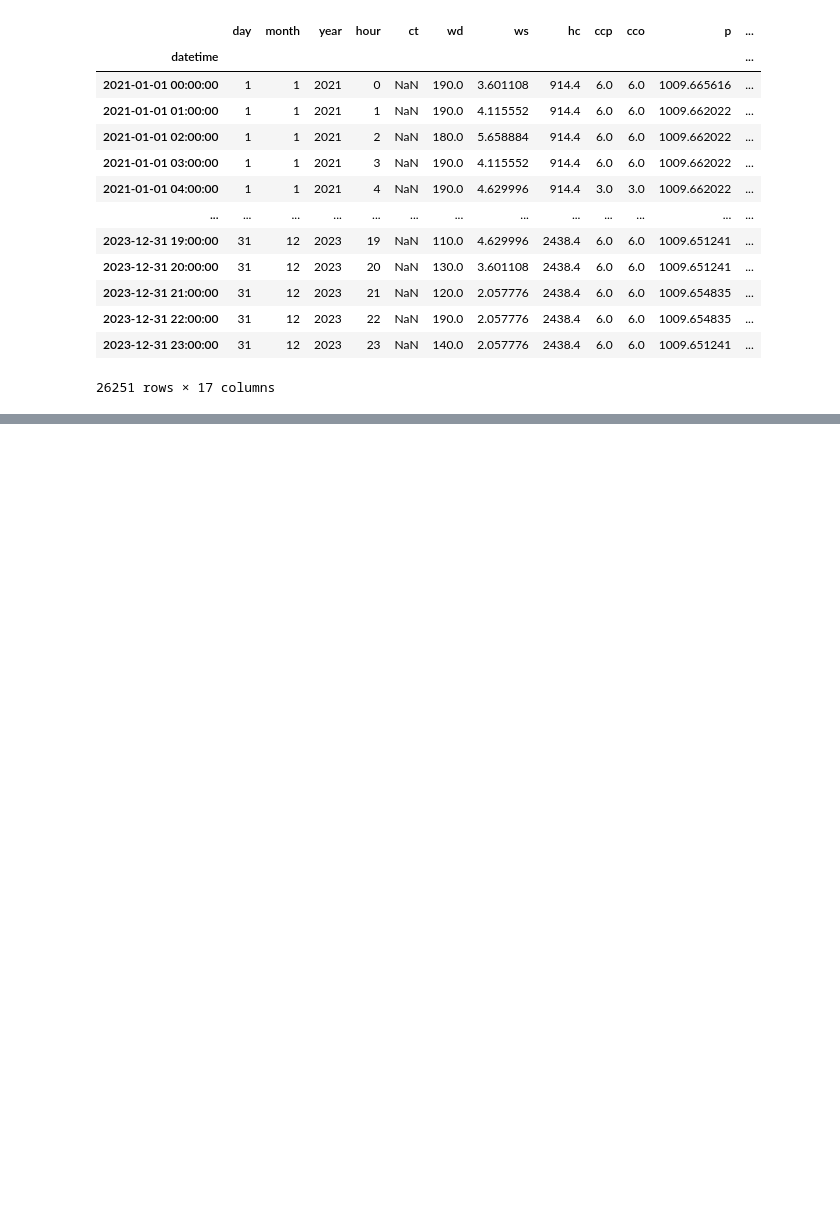
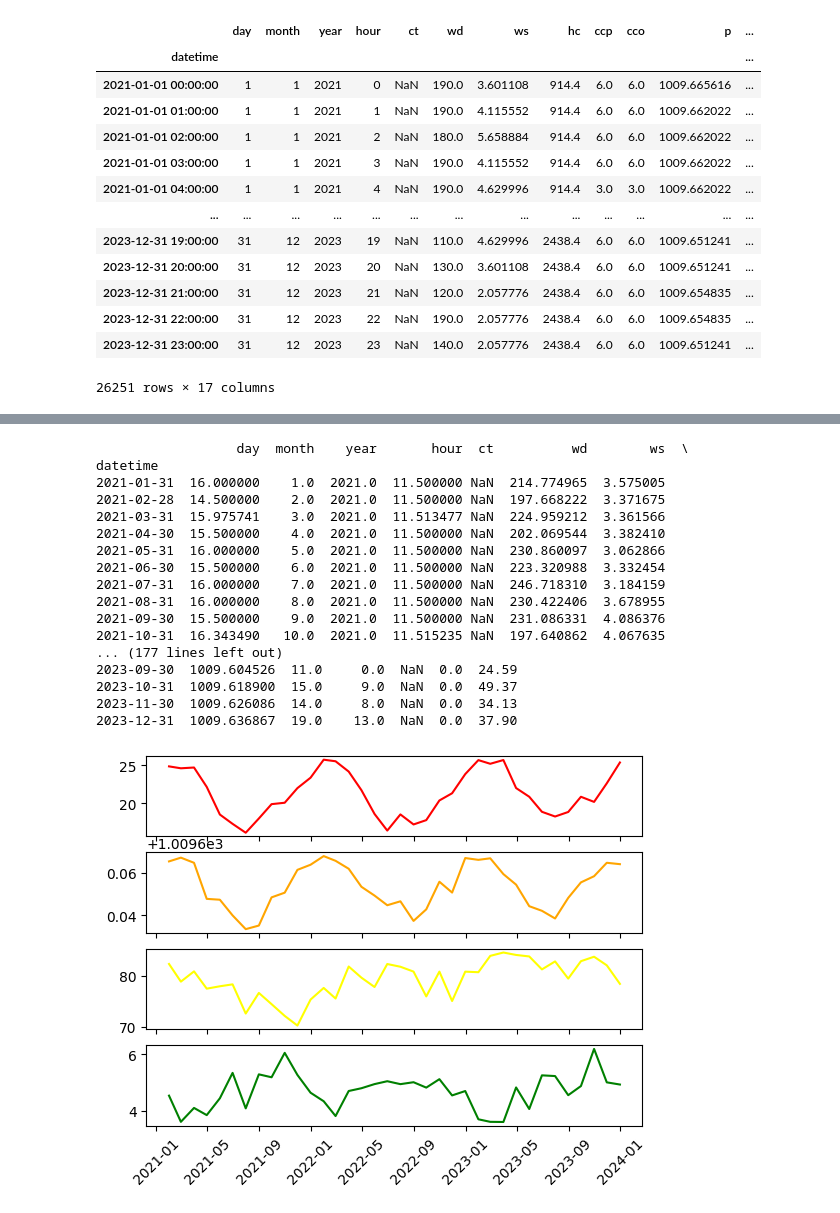
Before and after one commit to BarbaraGirardi07/ENS5173_Barbara, a Jupyter notebook: Atividade02.ipynb, the cells around one changed output, grey strips where cells are left out. Drawn from its saved outputs; the diff is of its cells as text; code cells hidden in the pictures; blank space fills up the shorter version.

```diff
--- a/Atividade02.ipynb
+++ b/Atividade02.ipynb
@@ -112,5 +164,40 @@ ax[3].tick_params(axis='x', rotation = 45)
 # %%
-#Estatísticas dos dados
+# Estatísticas dos dados
 
-media_mensal = df.resample('M').mean()
+metSuperficie.set_index('datetime', inplace=True)
+media_mensal = metSuperficie.resample('M').mean()
+min_mensal = metSuperficie.resample('M').min()
+
+#Plotando figura após fazer a média mensal
+fig,ax = plt.subplots(4, sharex = True)
+ax[0].plot(media_mensal.index,media_mensal['temp'], color = 'red') #.index é o indice da matriz
+ax[1].plot(media_mensal.index,media_mensal['p'], color = 'orange')
+ax[2].plot(media_mensal.index,media_mensal['relh'], color = 'yellow')
+ax[3].plot(media_mensal.index,media_mensal['cco'], color = 'green')
+ax[3].tick_params(axis='x', rotation = 45)
+
 print(media_mensal)
+print(min_mensal)
+
+#A media mensal pega a amostragem dos meses que são do mesmo ano e fazer a média.
+#Após, cria outro dataframe, que tem as mesmas coluna do dt original
+#Plotou no eixo x o indice, entao para a media mensal
+# %% [output]
+                  day  month    year       hour  ct          wd        ws  \
+datetime
+2021-01-31  16.000000    1.0  2021.0  11.500000 NaN  214.774965  3.575005
+2021-02-28  14.500000    2.0  2021.0  11.500000 NaN  197.668222  3.371675
+2021-03-31  15.975741    3.0  2021.0  11.513477 NaN  224.959212  3.361566
+2021-04-30  15.500000    4.0  2021.0  11.500000 NaN  202.069544  3.382410
+2021-05-31  16.000000    5.0  2021.0  11.500000 NaN  230.860097  3.062866
+2021-06-30  15.500000    6.0  2021.0  11.500000 NaN  223.320988  3.332454
+2021-07-31  16.000000    7.0  2021.0  11.500000 NaN  246.718310  3.184159
+2021-08-31  16.000000    8.0  2021.0  11.500000 NaN  230.422406  3.678955
+2021-09-30  15.500000    9.0  2021.0  11.500000 NaN  231.086331  4.086376
+2021-10-31  16.343490   10.0  2021.0  11.515235 NaN  197.640862  4.067635
+... (177 lines left out)
+2023-09-30  1009.604526  11.0     0.0  NaN  0.0  24.59
+2023-10-31  1009.618900  15.0     9.0  NaN  0.0  49.37
+2023-11-30  1009.626086  14.0     8.0  NaN  0.0  34.13
+2023-12-31  1009.636867  19.0    13.0  NaN  0.0  37.90
+[figure, added]
```
Also changed, not shown: parts of 13 cells of this notebook.
